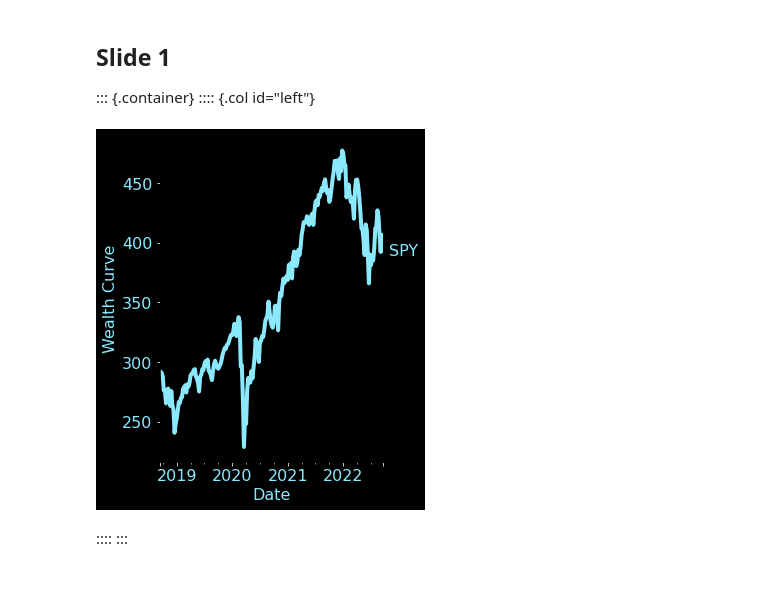
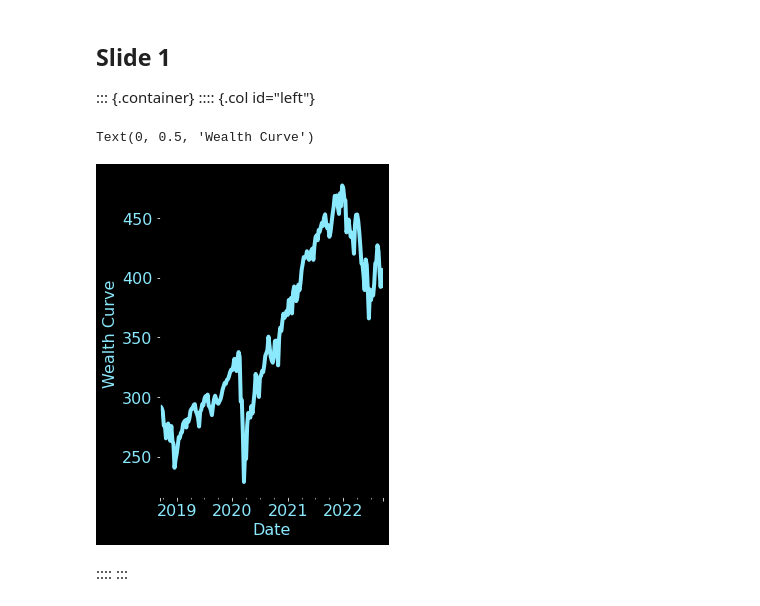
Before and after one commit to vdenoise/portfolio-geek, a Jupyter notebook: posts/video/fr/demarrer.ipynb, the cells around one changed output. Saved outputs shown, nothing was run; the diff lists cells and outputs as text; code cells hidden in the pictures.

```diff
--- a/posts/video/fr/demarrer.ipynb
+++ b/posts/video/fr/demarrer.ipynb
@@ -50,11 +49,11 @@ data_agg = df.Close.AGG.resample("B").last().fillna(method="bfill")
 # %%
 
 plt.style.use(f"{mpl_tpl_path}/dracula_slide.mplstyle")
 data.resample("W").last().plot();
 plt.ylabel("Wealth Curve")
-matplotx.line_labels()
 # %% [output]
+Text(0, 0.5, 'Wealth Curve')
-[figure, old version]
+[figure, new version]
 # %% [markdown]
 ::::
 :::
```
Also changed, not shown: parts of 1 cell of this notebook, 56 other files.
